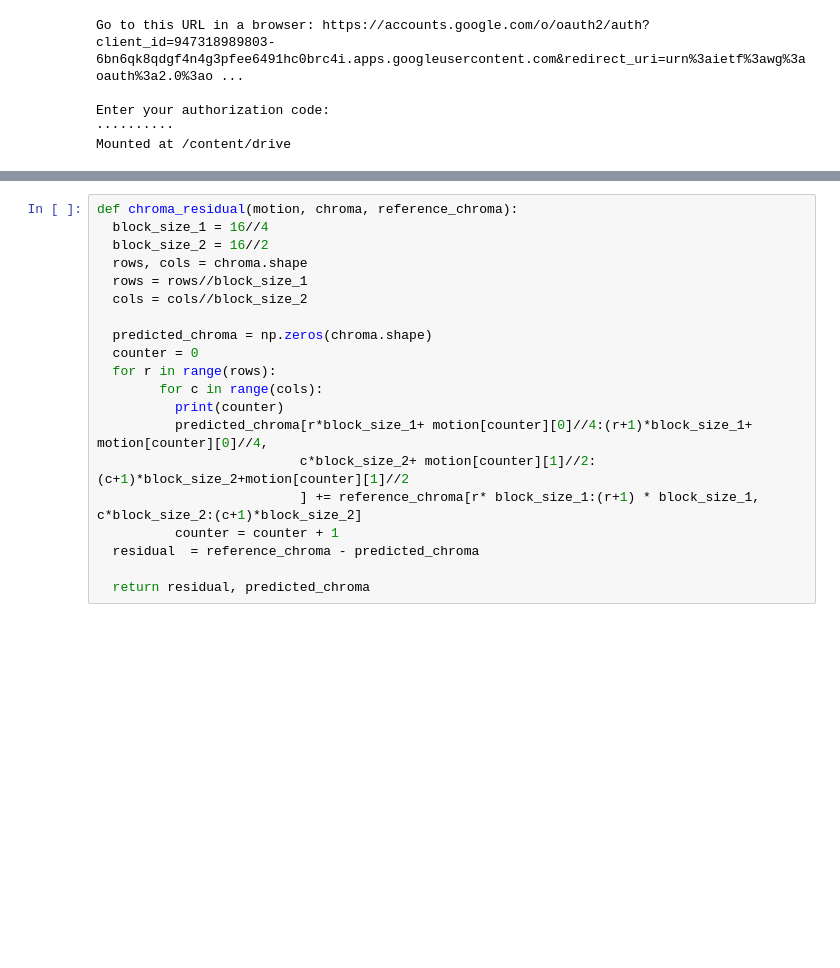
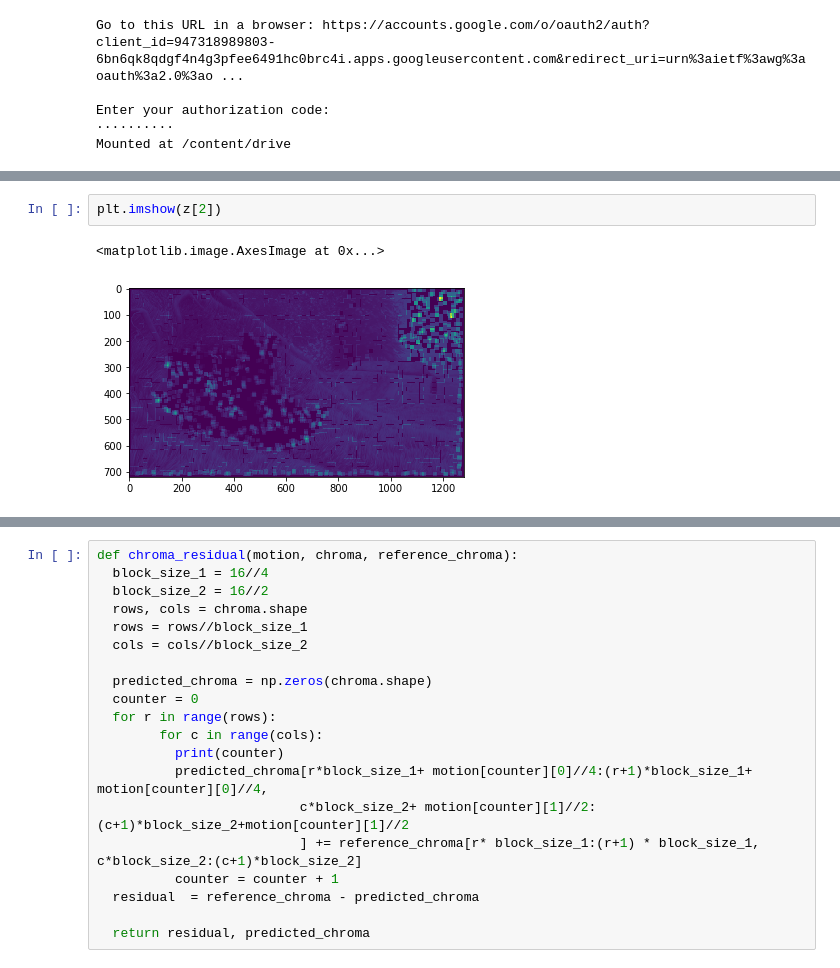
Before and after one commit to melsayed-7/H.264-implementation, a Jupyter notebook: motion_estimation_test.ipynb, the cells around one changed output, grey strips where cells are left out. Saved outputs shown, nothing was run; the diff lists cells and outputs as text; blank space fills up the shorter version.

```diff
--- a/motion_estimation_test.ipynb
+++ b/motion_estimation_test.ipynb
@@ -188,0 +231,5 @@ if __name__ == '__main__':
+# %%
+plt.imshow(z[2])
+# %% [output]
+<matplotlib.image.AxesImage at 0x...>
+[figure, added]
```
Also changed, not shown: parts of 29 cells of this notebook.
